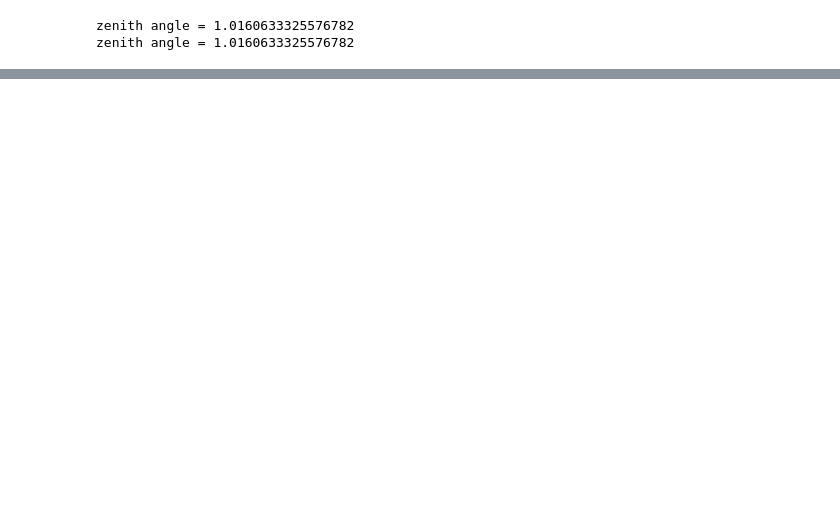
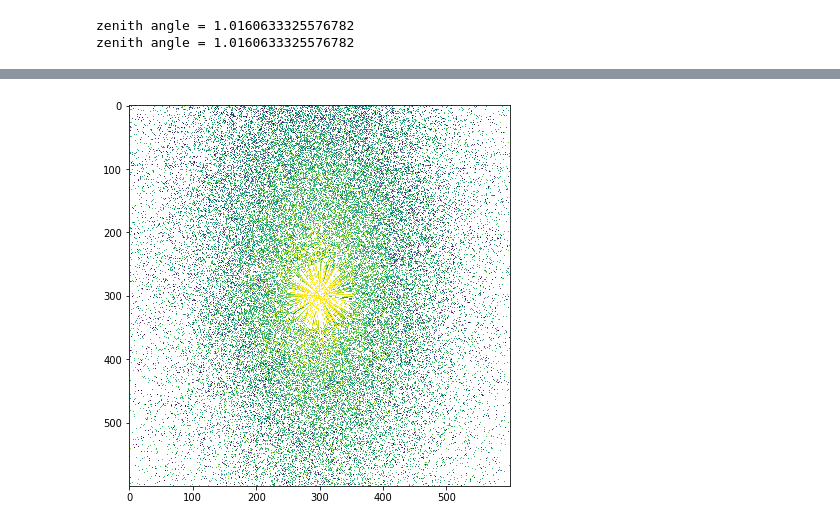
Before and after one commit to nj-vs-vh/tasdmc, a Jupyter notebook: test_corsika2geant/analysis.ipynb, the cells around one changed output, grey strips where cells are left out. Cells and saved outputs as stored; diff of their text form; code cells hidden in the pictures; blank space fills up the shorter version.

```diff
--- a/test_corsika2geant/analysis.ipynb
+++ b/test_corsika2geant/analysis.ipynb
@@ -84,3 +84,9 @@ plt.show()
+# %%
+fig, ax = plt.subplots(figsize=(7, 7))
+plot_vem_integrated(ax, vem_old - vem_new)
+plt.show()
+# %% [output]
+[figure, added]
 # %%
 len(vem_new[vem_new > 0])
 # %% [output]
```
Also changed, not shown: parts of 5 cells of this notebook.
